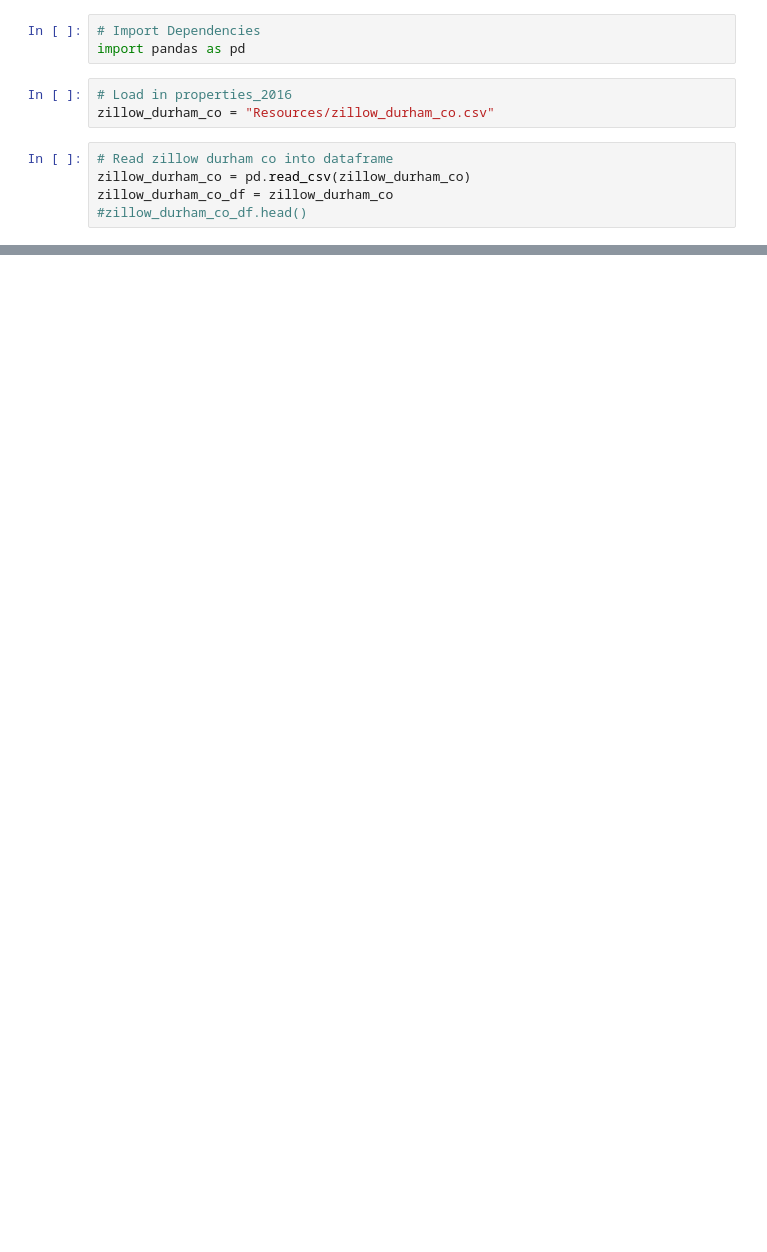
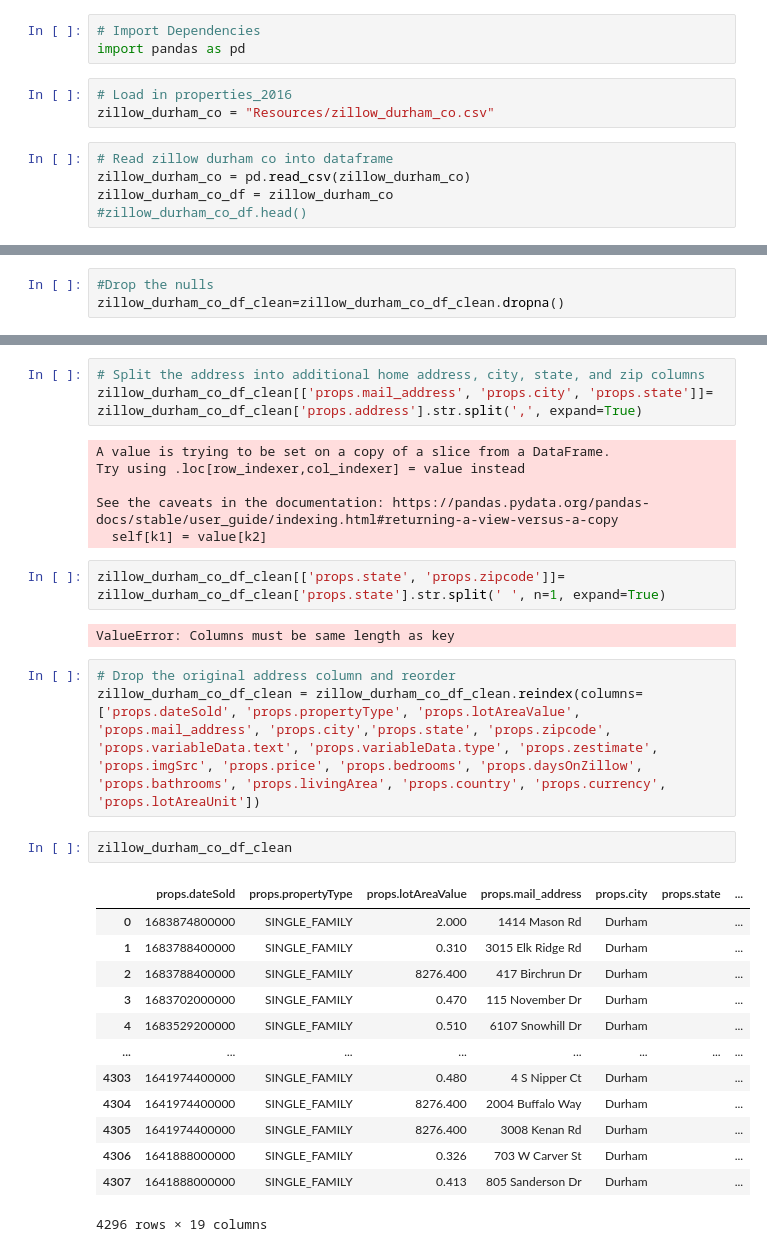
Before and after one commit to BlazeMedina/Final_Project, a Jupyter notebook: ETL_for_zillow_durham_co_Database_Creation.ipynb, the cells around one changed output, grey strips where cells are left out. Cells and saved outputs as stored; diff of their text form; blank space fills up the shorter version.

Commit message:
separated out addresses & reordered the df

```diff
--- a/ETL_for_zillow_durham_co_Database_Creation.ipynb
+++ b/ETL_for_zillow_durham_co_Database_Creation.ipynb
@@ -70,0 +152,3 @@ dtype: int64
+# %%
+#Drop the nulls
+zillow_durham_co_df_clean=zillow_durham_co_df_clean.dropna()
@@ -70,0 +192,32 @@ dtype: int64
+# %%
+# Split the address into additional home address, city, state, and zip columns
+zillow_durham_co_df_clean[['props.mail_address', 'props.city', 'props.state']]= zillow_durham_co_df_clean['props.address'].str.split(',', expand=True)
+# %% [output]
+A value is trying to be set on a copy of a slice from a DataFrame.
+Try using .loc[row_indexer,col_indexer] = value instead
+
+See the caveats in the documentation: https://pandas.pydata.org/pandas-docs/stable/user_guide/indexing.html#returning-a-view-versus-a-copy
+  self[k1] = value[k2]
+# %%
+zillow_durham_co_df_clean[['props.state', 'props.zipcode']]= zillow_durham_co_df_clean['props.state'].str.split(' ', n=1, expand=True)
+# %% [output]
+ValueError: Columns must be same length as key
+# %%
+# Drop the original address column and reorder
+zillow_durham_co_df_clean = zillow_durham_co_df_clean.reindex(columns=['props.dateSold', 'props.propertyType', 'props.lotAreaValue', 'props.mail_address', 'props.city','props.state', 'props.zipcode', 'props.variableData.text', 'props.variableData.type', 'props.zestimate', 'props.imgSrc', 'props.price', 'props.bedrooms', 'props.daysOnZillow', 'props.bathrooms', 'props.livingArea', 'props.country', 'props.currency', 'props.lotAreaUnit'])
+# %%
+zillow_durham_co_df_clean
+# %% [output]
+|  | props.dateSold | props.propertyType | props.lotAreaValue | props.mail_address | props.city | props.state | ... |
+| 0 | 1683874800000 | SINGLE_FAMILY | 2.000 | 1414 Mason Rd | Durham |  | ... |
+| 1 | 1683788400000 | SINGLE_FAMILY | 0.310 | 3015 Elk Ridge Rd | Durham |  | ... |
+| 2 | 1683788400000 | SINGLE_FAMILY | 8276.400 | 417 Birchrun Dr | Durham |  | ... |
+| 3 | 1683702000000 | SINGLE_FAMILY | 0.470 | 115 November Dr | Durham |  | ... |
+| 4 | 1683529200000 | SINGLE_FAMILY | 0.510 | 6107 Snowhill Dr | Durham |  | ... |
+| ... | ... | ... | ... | ... | ... | ... | ... |
+| 4303 | 1641974400000 | SINGLE_FAMILY | 0.480 | 4 S Nipper Ct | Durham |  | ... |
+| 4304 | 1641974400000 | SINGLE_FAMILY | 8276.400 | 2004 Buffalo Way | Durham |  | ... |
+| 4305 | 1641974400000 | SINGLE_FAMILY | 8276.400 | 3008 Kenan Rd | Durham |  | ... |
+| 4306 | 1641888000000 | SINGLE_FAMILY | 0.326 | 703 W Carver St | Durham |  | ... |
+| 4307 | 1641888000000 | SINGLE_FAMILY | 0.413 | 805 Sanderson Dr | Durham |  | ... |
+4296 rows × 19 columns
```
Also changed, not shown: parts of 12 cells of this notebook.
